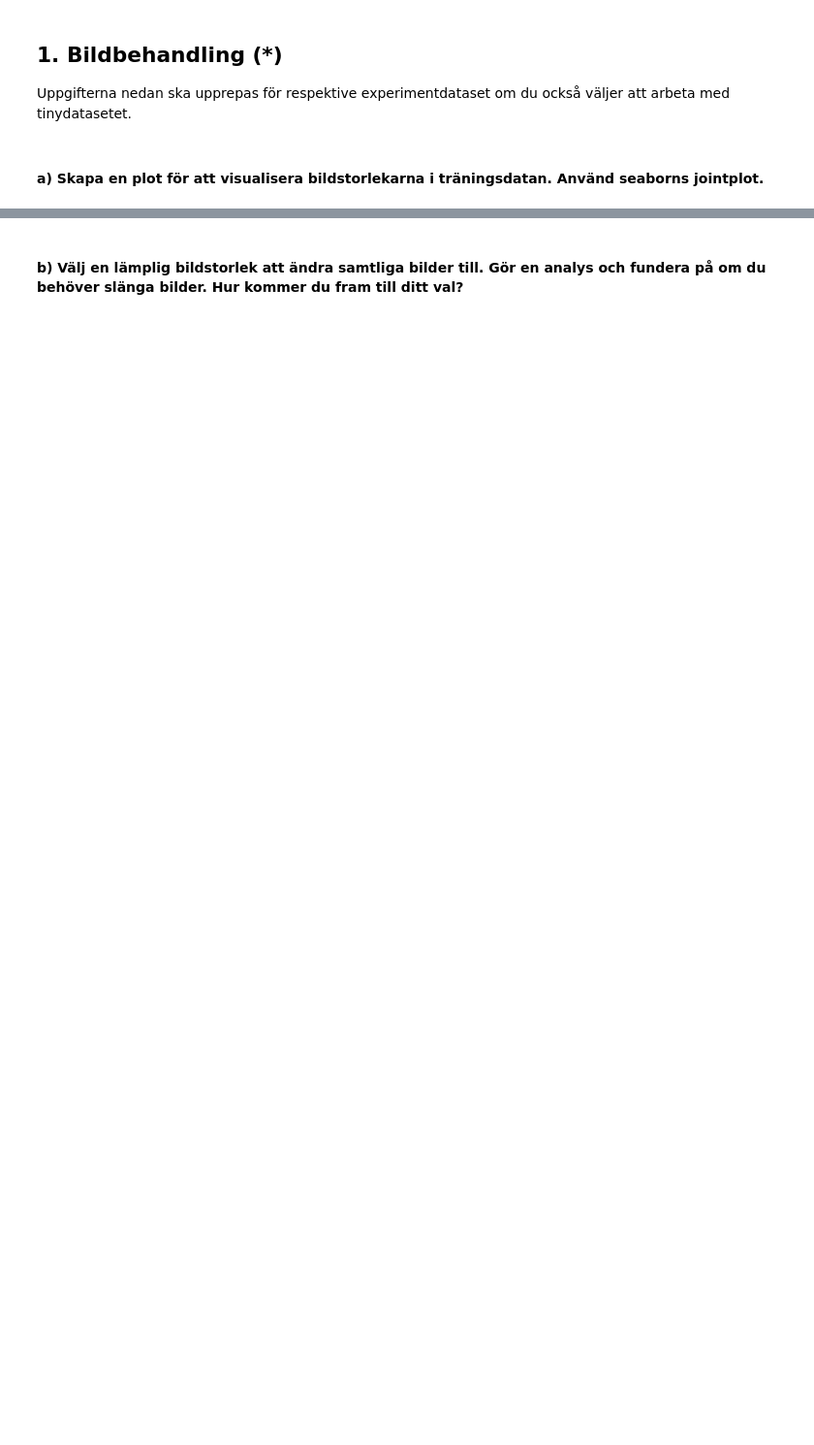
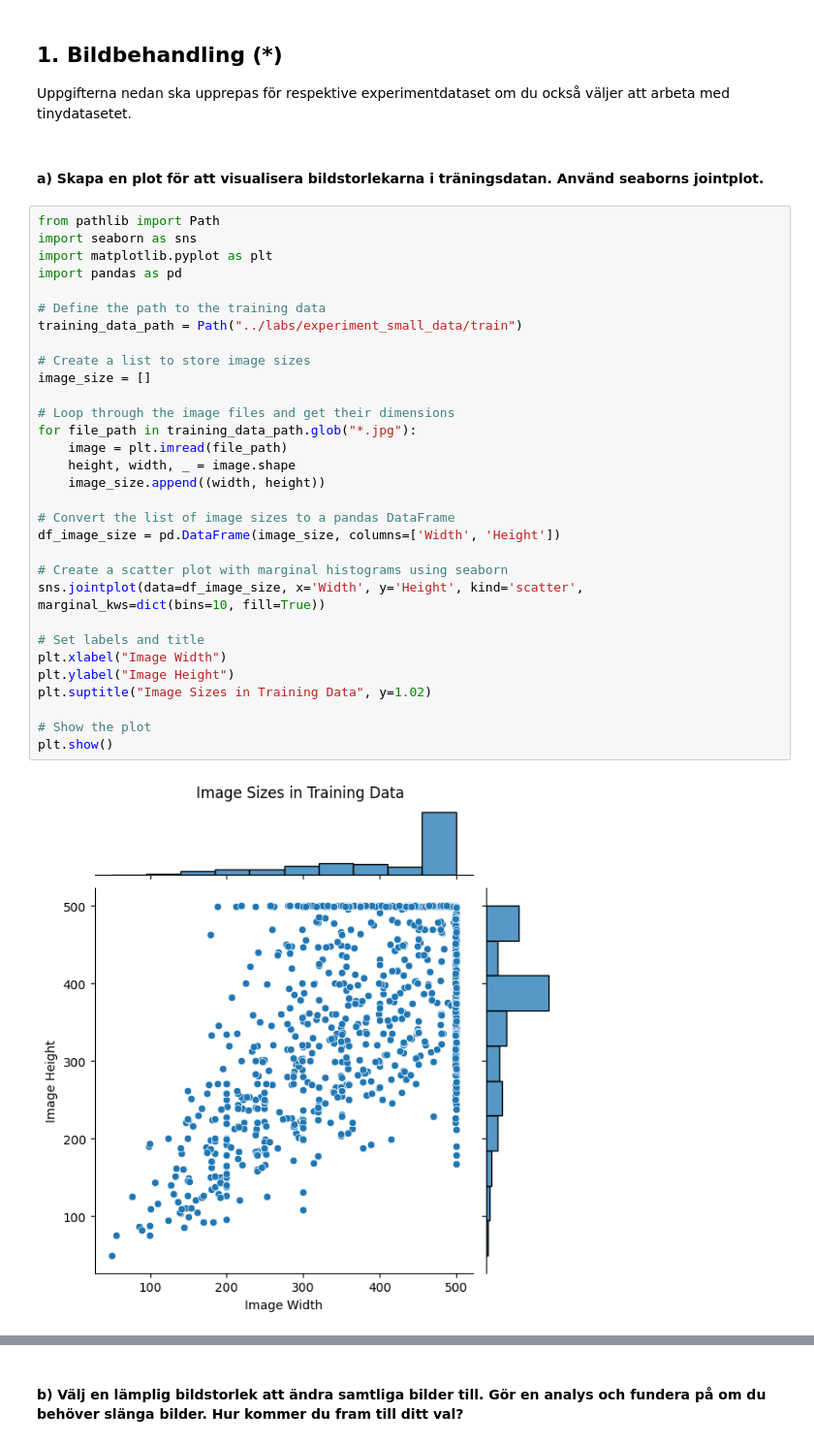
Before and after one commit to samiguru/AI-Samir-Ibrahim-OPA23, a Jupyter notebook: labs/lab.ipynb, the cells around one changed output, grey strips where cells are left out. Shown at 97% size. Saved outputs shown, nothing was run; the diff lists cells and outputs as text; blank space fills up the shorter version.

```diff
--- a/labs/Labb_2/lab.ipynb
+++ b/labs/lab.ipynb
@@ -469,3 +469,36 @@ plt.show()
 Uppgifterna nedan ska upprepas för respektive experimentdataset om du också väljer att arbeta med tinydatasetet.
 # %% [markdown]
 #### a) Skapa en plot för att visualisera bildstorlekarna i träningsdatan. Använd seaborns jointplot.
+# %%
+from pathlib import Path
+import seaborn as sns
+import matplotlib.pyplot as plt
+import pandas as pd
+
+# Define the path to the training data
+training_data_path = Path("../labs/experiment_small_data/train")
+
+# Create a list to store image sizes
+image_size = []
+
+# Loop through the image files and get their dimensions
+for file_path in training_data_path.glob("*.jpg"):
+    image = plt.imread(file_path)
+    height, width, _ = image.shape
+    image_size.append((width, height))
+
+# Convert the list of image sizes to a pandas DataFrame
+df_image_size = pd.DataFrame(image_size, columns=['Width', 'Height'])
+
+# Create a scatter plot with marginal histograms using seaborn
+sns.jointplot(data=df_image_size, x='Width', y='Height', kind='scatter', marginal_kws=dict(bins=10, fill=True))
+
+# Set labels and title
+plt.xlabel("Image Width")
+plt.ylabel("Image Height")
+plt.suptitle("Image Sizes in Training Data", y=1.02)
+
+# Show the plot
+plt.show()
+# %% [output]
+[figure, added]
```
Also changed, not shown: parts of 11 cells of this notebook.
